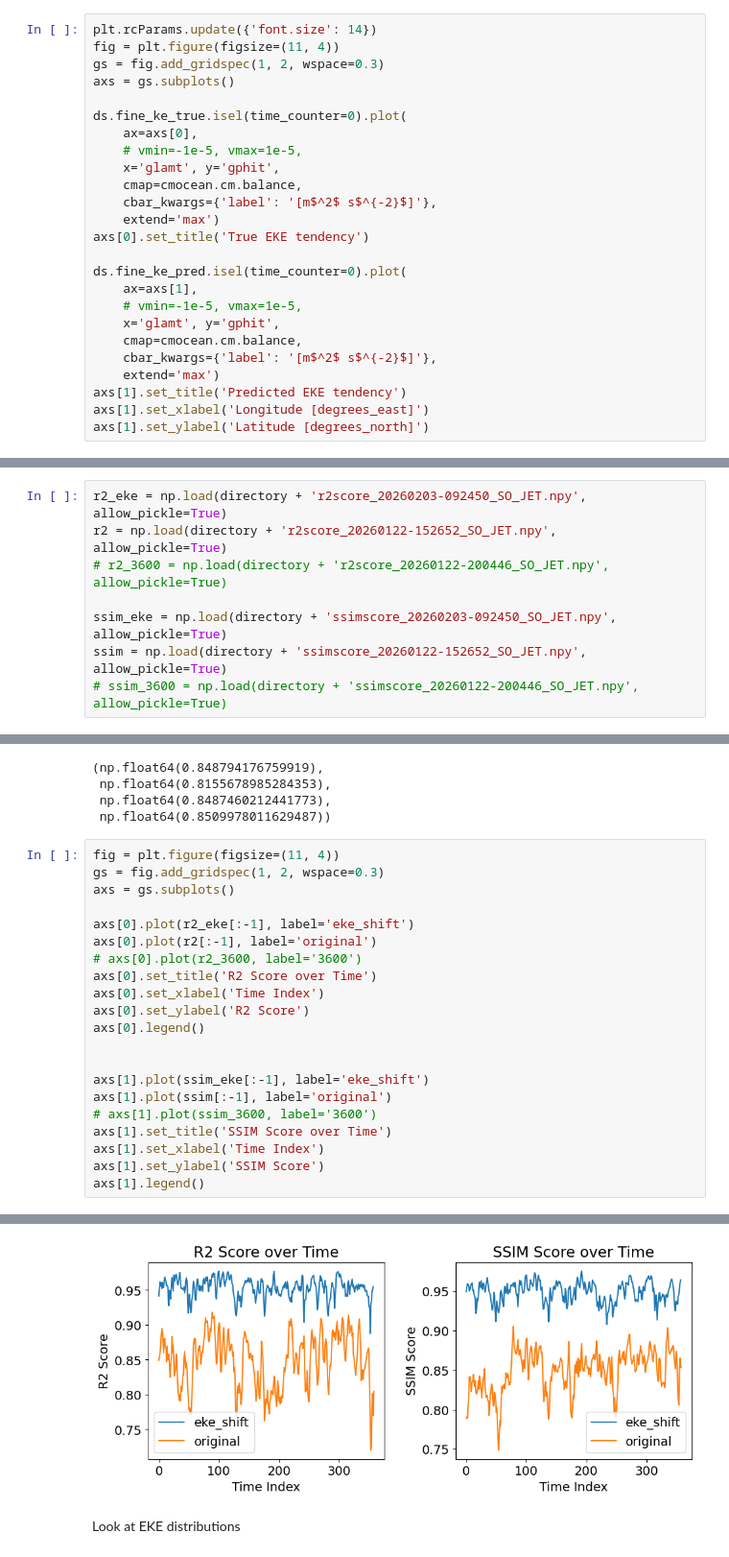
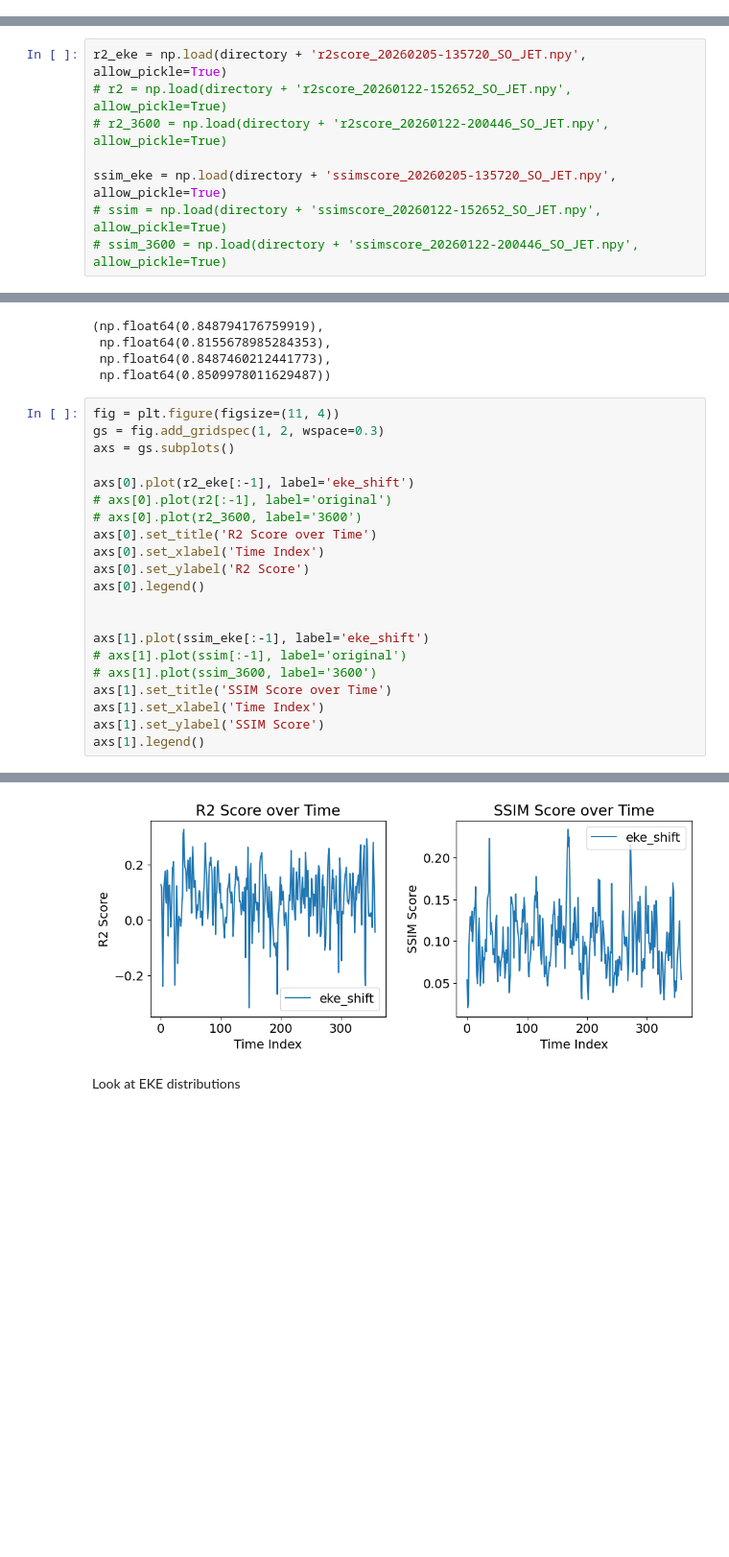
Before and after one commit to thomaswilder/ai4pex-machine-learning, a Jupyter notebook: analysis/offline_evaluation.ipynb, the cells around one changed output, grey strips where cells are left out. Shown at 96% size. Saved outputs shown, nothing was run; the diff lists cells and outputs as text; blank space fills up the shorter version.

```diff
--- a/analysis/offline_evaluation.ipynb
+++ b/analysis/offline_evaluation.ipynb
@@ -70,25 +67,0 @@ Look at spatial patterns of EKE tendency
-# %%
-plt.rcParams.update({'font.size': 14})
-fig = plt.figure(figsize=(11, 4))
-gs = fig.add_gridspec(1, 2, wspace=0.3)
-axs = gs.subplots()
-
-ds.fine_ke_true.isel(time_counter=0).plot(
-    ax=axs[0],
-    # vmin=-1e-5, vmax=1e-5,
-    x='glamt', y='gphit',
-    cmap=cmocean.cm.balance,
-    cbar_kwargs={'label': '[m$^2$ s$^{-2}$]'},
-    extend='max')
-axs[0].set_title('True EKE tendency')
-
-ds.fine_ke_pred.isel(time_counter=0).plot(
-    ax=axs[1],
-    # vmin=-1e-5, vmax=1e-5,
-    x='glamt', y='gphit',
-    cmap=cmocean.cm.balance,
-    cbar_kwargs={'label': '[m$^2$ s$^{-2}$]'},
-    extend='max')
-axs[1].set_title('Predicted EKE tendency')
-axs[1].set_xlabel('Longitude [degrees_east]')
-axs[1].set_ylabel('Latitude [degrees_north]')
@@ -171,12 +141,12 @@ np.save(directory + 'ssimscore_20260203-092450_SO_JET.npy', ssim_pred)
 # %% [markdown]
 Now load in scores, plot and compare
 # %%
-r2_eke = np.load(directory + 'r2score_20260203-092450_SO_JET.npy', allow_pickle=True)
-r2 = np.load(directory + 'r2score_20260122-152652_SO_JET.npy', allow_pickle=True)
+r2_eke = np.load(directory + 'r2score_20260205-135720_SO_JET.npy', allow_pickle=True)
+# r2 = np.load(directory + 'r2score_20260122-152652_SO_JET.npy', allow_pickle=True)
 # r2_3600 = np.load(directory + 'r2score_20260122-200446_SO_JET.npy', allow_pickle=True)
 
-ssim_eke = np.load(directory + 'ssimscore_20260203-092450_SO_JET.npy', allow_pickle=True)
-ssim = np.load(directory + 'ssimscore_20260122-152652_SO_JET.npy', allow_pickle=True)
+ssim_eke = np.load(directory + 'ssimscore_20260205-135720_SO_JET.npy', allow_pickle=True)
+# ssim = np.load(directory + 'ssimscore_20260122-152652_SO_JET.npy', allow_pickle=True)
 # ssim_3600 = np.load(directory + 'ssimscore_20260122-200446_SO_JET.npy', allow_pickle=True)
 # %%
 # Mean scores
@@ -189,27 +159,27 @@ r2_720.mean(), r2_3600.mean(), ssim_720.mean(), ssim_3600.mean()
 # %%
 fig = plt.figure(figsize=(11, 4))
 gs = fig.add_gridspec(1, 2, wspace=0.3)
 axs = gs.subplots()
 
 axs[0].plot(r2_eke[:-1], label='eke_shift')
-axs[0].plot(r2[:-1], label='original')
+# axs[0].plot(r2[:-1], label='original')
 # axs[0].plot(r2_3600, label='3600')
 axs[0].set_title('R2 Score over Time')
 axs[0].set_xlabel('Time Index')
 axs[0].set_ylabel('R2 Score')
 axs[0].legend()
 
 
 axs[1].plot(ssim_eke[:-1], label='eke_shift')
-axs[1].plot(ssim[:-1], label='original')
+# axs[1].plot(ssim[:-1], label='original')
 # axs[1].plot(ssim_3600, label='3600')
 axs[1].set_title('SSIM Score over Time')
 axs[1].set_xlabel('Time Index')
 axs[1].set_ylabel('SSIM Score')
 axs[1].legend()
 # %% [output]
 <matplotlib.legend.Legend at 0x...>
-[figure, old version]
+[figure, new version]
 # %% [markdown]
 Look at EKE distributions
 # %%
```
Also changed, not shown: parts of 10 cells of this notebook, 3 other files.
